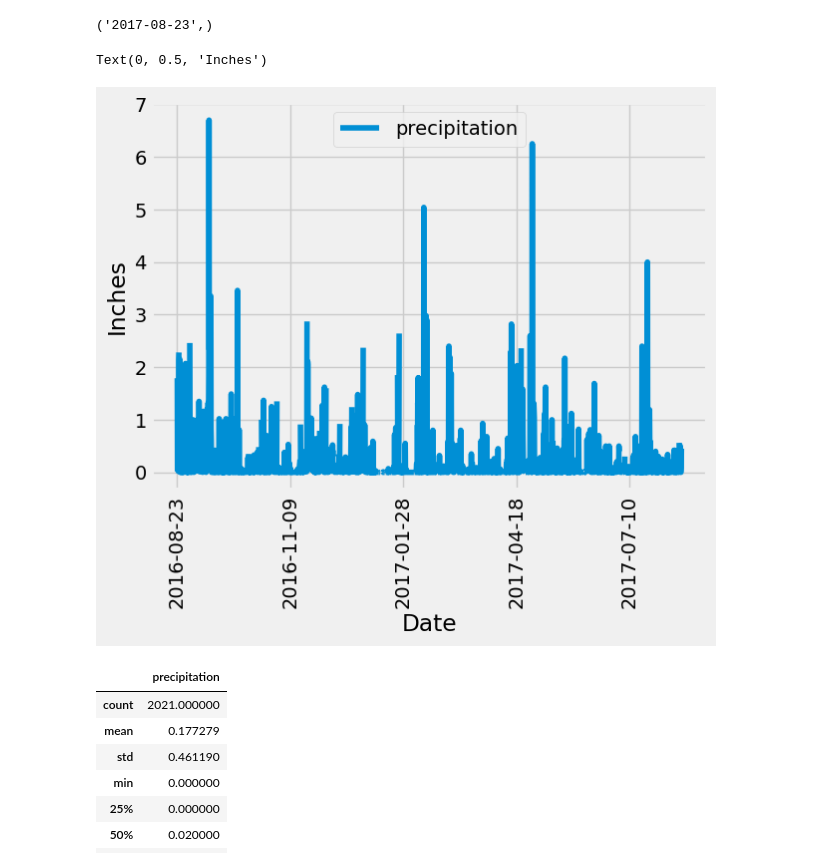
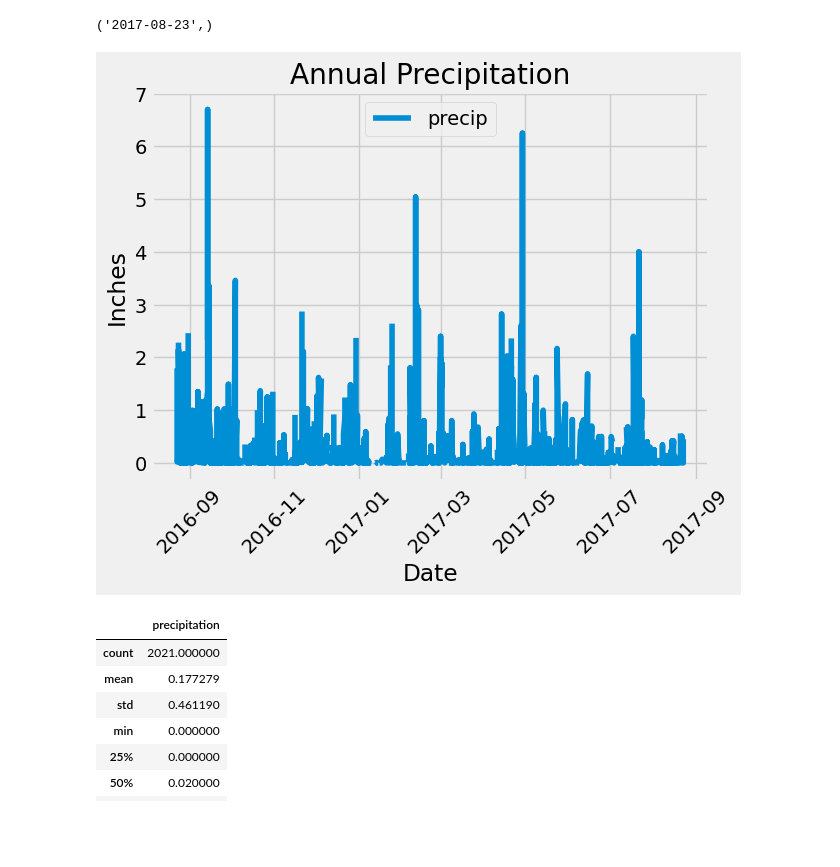
Before and after one commit to lrussell834/Vacation-Climate-Analysis-with-SQLAlchemy, a Jupyter notebook: Starter_Code (4)/Starter_Code/Climate_Analysis_Working.ipynb, the cells around one changed output. Cells and saved outputs as stored; diff of their text form; code cells hidden in the pictures; blank space fills up the shorter version.

```diff
--- a/Starter_Code (4)/Starter_Code/Climate_Analysis_Working.ipynb
+++ b/Starter_Code (4)/Starter_Code/Climate_Analysis_Working.ipynb
@@ -47,22 +47,37 @@ recent_date
 # %%
 # Design a query to retrieve the last 12 months of precipitation data and plot the results.
 # Starting from the most recent data point in the database.
 
 # Calculate the date one year from the last date in data set.
-
+precipitation_year = dt.date(2017, 8, 23) - dt.timedelta(weeks=52)
+precipitation_year
 
 # Perform a query to retrieve the data and precipitation scores
-
+year_data = session.query(Measurement.date, Measurement.prcp).\
+filter(Measurement.date <= '2017-08-23').\
+filter(Measurement.date >= '2016-08-23').all()
+year_data
 
 # Save the query results as a Pandas DataFrame. Explicitly set the column names
+precipitation_df = pd.DataFrame(year_data, columns=['date', 'precipitation'])
 
+# Convert the 'date' column to a datetime object
+precipitation_df['date'] = pd.to_datetime(precipitation_df['date'])
 
 # Sort the dataframe by date
-
+precipitation_df = precipitation_df.sort_values(by='date')
 
 # Use Pandas Plotting with Matplotlib to plot the data
+plt.plot(precipitation_df['date'], precipitation_df['precipitation'], label = 'precip')
+plt.legend(loc = 'upper center')
+plt.xlabel('Date')
+plt.ylabel('Inches')
+plt.title('Annual Precipitation')
+
+# Rotate the x-axis labels
+plt.xticks(rotation=45)
+plt.show()
 # %% [output]
-Text(0, 0.5, 'Inches')
-[figure, old version]
+[figure, new version]
 # %%
 # Use Pandas to calculate the summary statistics for the precipitation data
```
Also changed, not shown: parts of 6 cells of this notebook.
